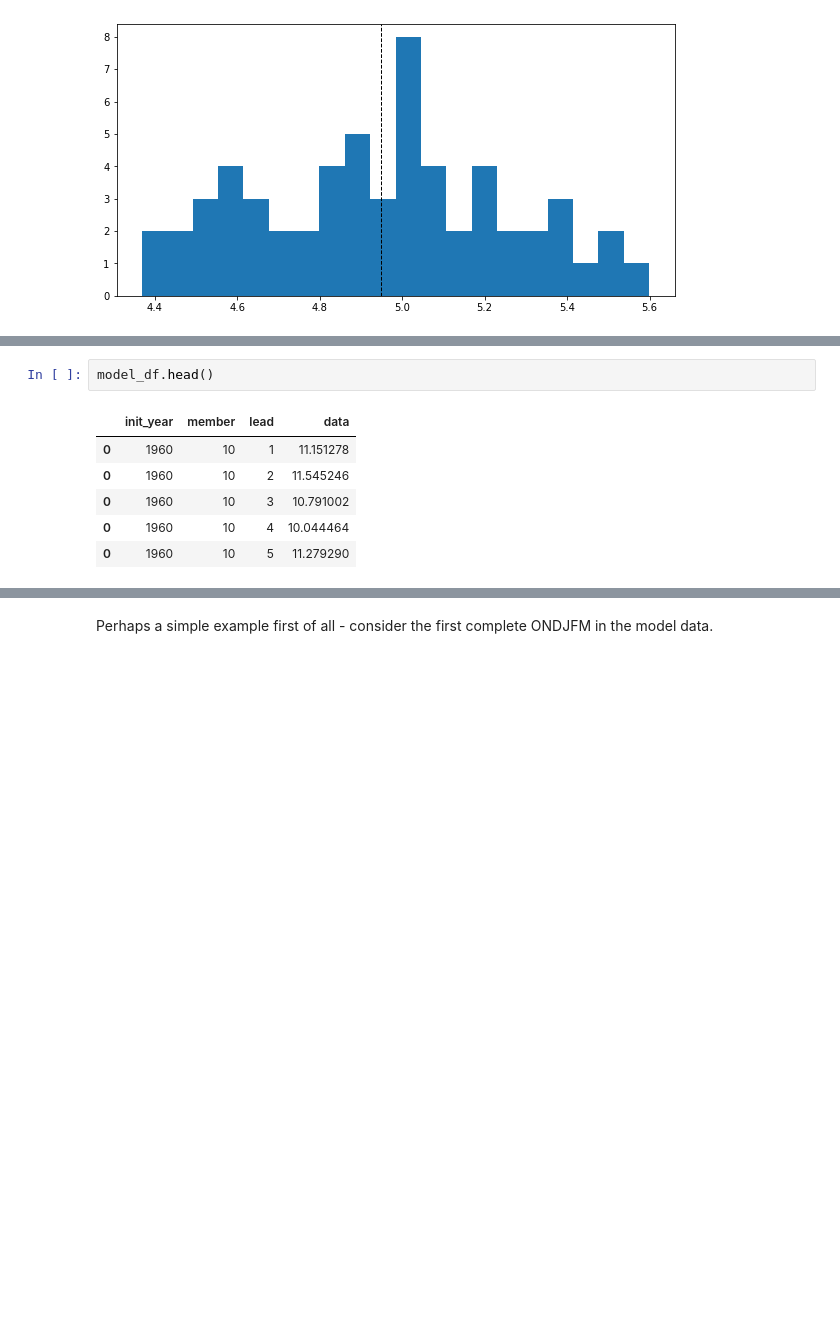
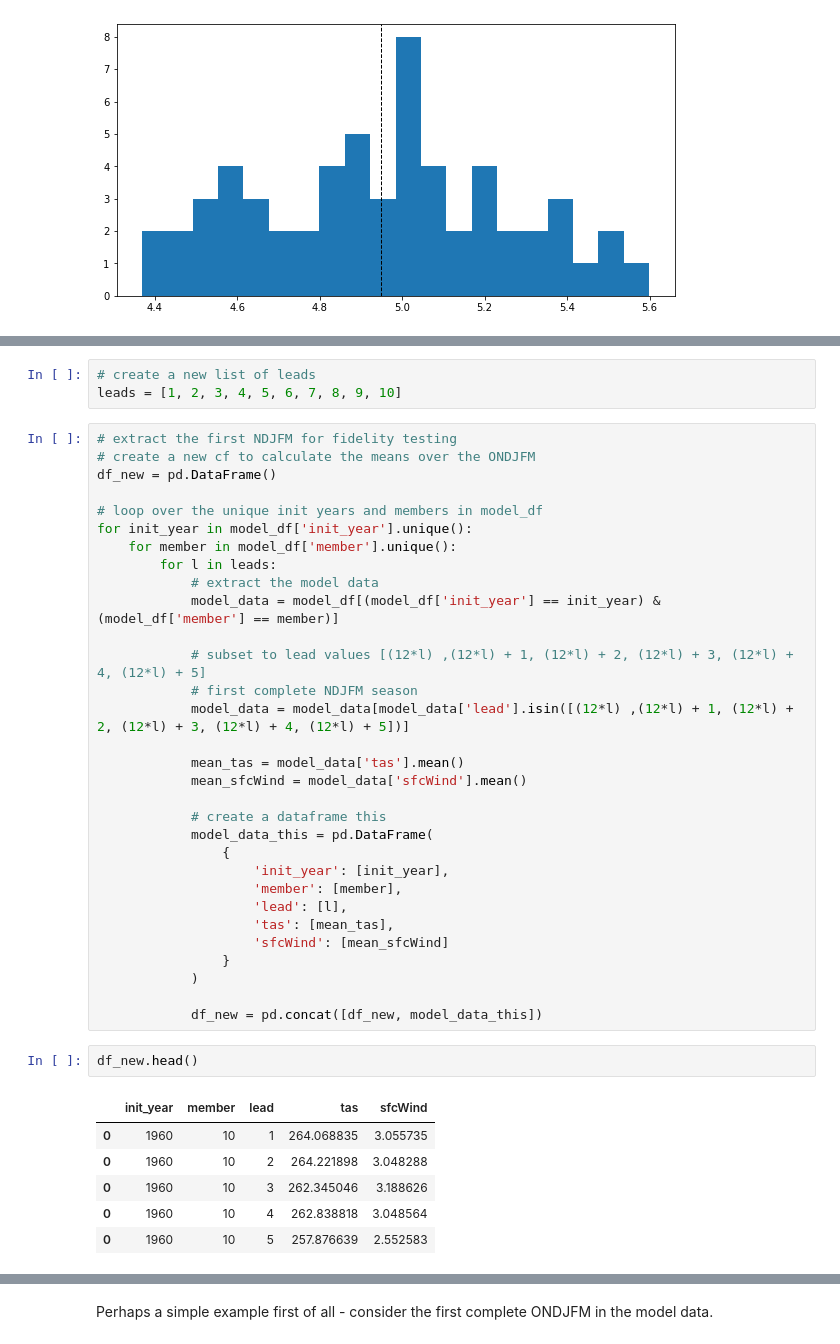
Before and after one commit to benhutchmet/unseen_multi_year, a Jupyter notebook: multi_year_unseen.ipynb, the cells around one changed output, grey strips where cells are left out. Drawn from its saved outputs; the diff is of its cells as text; blank space fills up the shorter version.

Commit message:
testing using all lead times ONDJFM

```diff
--- a/multi_year_unseen.ipynb
+++ b/multi_year_unseen.ipynb
@@ -707,9 +728,43 @@ for i in range(len(init_years)):
+# %%
+# create a new list of leads
+leads = [1, 2, 3, 4, 5, 6, 7, 8, 9, 10]
+# %%
+# extract the first NDJFM for fidelity testing
+# create a new cf to calculate the means over the ONDJFM
+df_new = pd.DataFrame()
+
+# loop over the unique init years and members in model_df
+for init_year in model_df['init_year'].unique():
+    for member in model_df['member'].unique():
+        for l in leads:
+            # extract the model data
+            model_data = model_df[(model_df['init_year'] == init_year) & (model_df['member'] == member)]
+
+            # subset to lead values [(12*l) ,(12*l) + 1, (12*l) + 2, (12*l) + 3, (12*l) + 4, (12*l) + 5]
+            # first complete NDJFM season
+            model_data = model_data[model_data['lead'].isin([(12*l) ,(12*l) + 1, (12*l) + 2, (12*l) + 3, (12*l) + 4, (12*l) + 5])]
+
+            mean_tas = model_data['tas'].mean()
+            mean_sfcWind = model_data['sfcWind'].mean()
+
+            # create a dataframe this
+            model_data_this = pd.DataFrame(
+                {
+                    'init_year': [init_year],
+                    'member': [member],
+                    'lead': [l],
+                    'tas': [mean_tas],
+                    'sfcWind': [mean_sfcWind]
+                }
+            )
+
+            df_new = pd.concat([df_new, model_data_this])
 # %%
-model_df.head()
+df_new.head()
 # %% [output]
-|  | init_year | member | lead | data |
-| 0 | 1960 | 10 | 1 | 11.151278 |
-| 0 | 1960 | 10 | 2 | 11.545246 |
-| 0 | 1960 | 10 | 3 | 10.791002 |
-| 0 | 1960 | 10 | 4 | 10.044464 |
-| 0 | 1960 | 10 | 5 | 11.279290 |
+|  | init_year | member | lead | tas | sfcWind |
+| 0 | 1960 | 10 | 1 | 264.068835 | 3.055735 |
+| 0 | 1960 | 10 | 2 | 264.221898 | 3.048288 |
+| 0 | 1960 | 10 | 3 | 262.345046 | 3.188626 |
+| 0 | 1960 | 10 | 4 | 262.838818 | 3.048564 |
+| 0 | 1960 | 10 | 5 | 257.876639 | 2.552583 |
```
Also changed, not shown: parts of 20 cells of this notebook.
